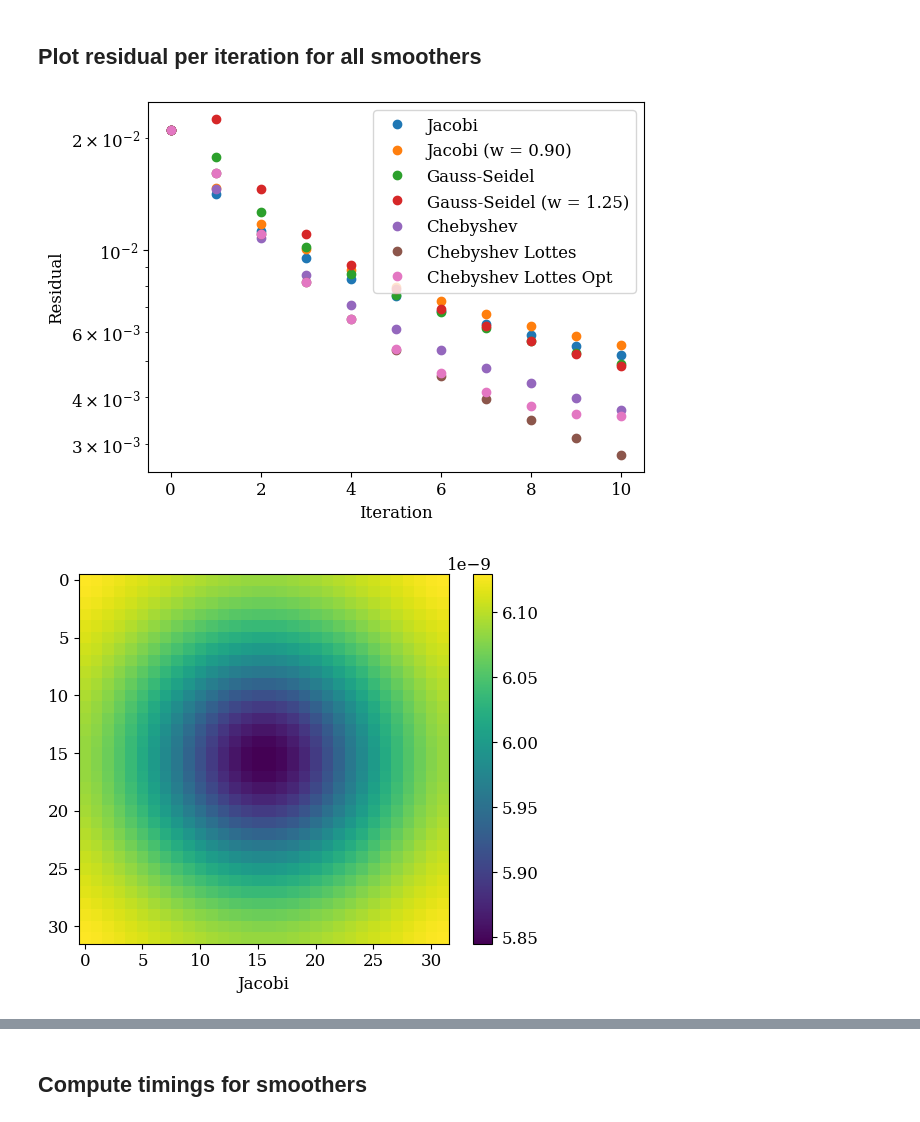
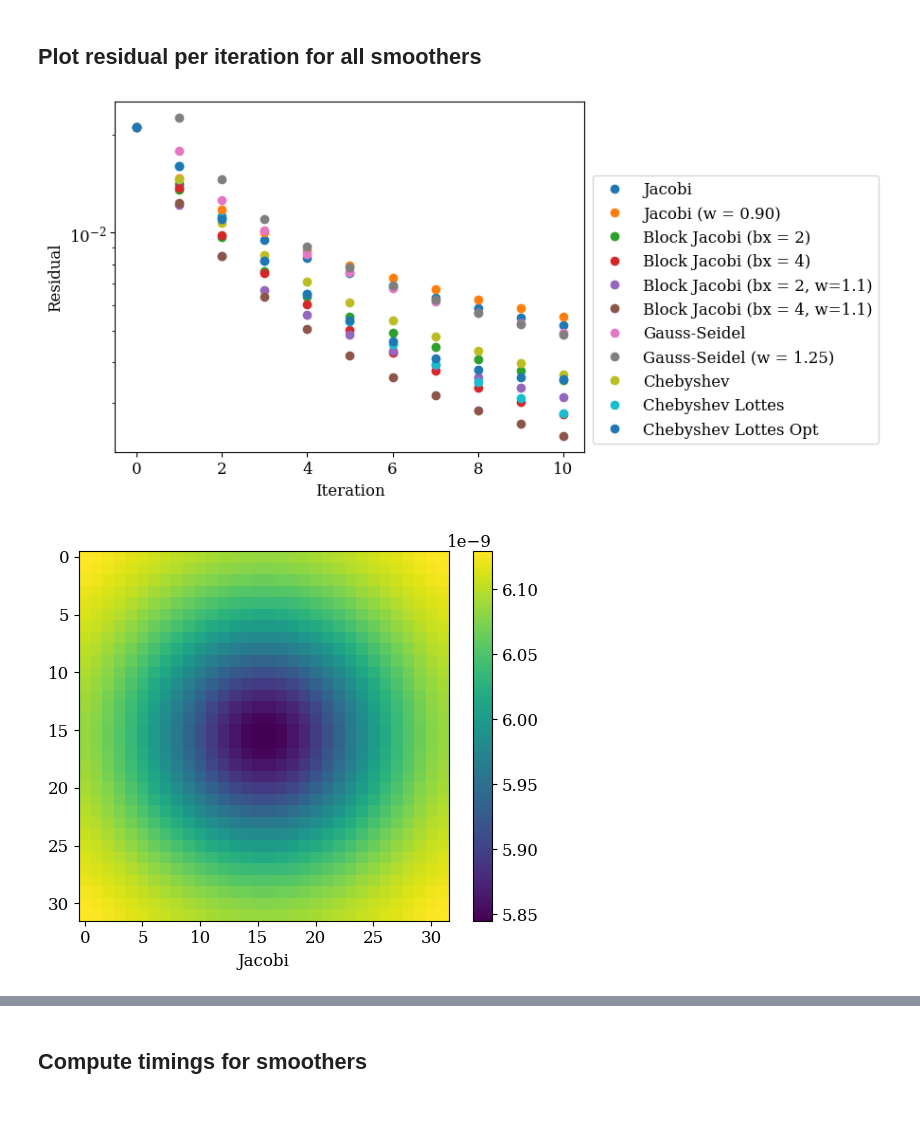
Before and after one commit to mianbreton/pysco, a Jupyter notebook: compute_residuals.ipynb, the cells around one changed output, grey strips where cells are left out. Drawn from its saved outputs; the diff is of its cells as text; code cells hidden in the pictures.

Commit message:
Implement block Jacobi

```diff
--- a/compute_residuals.ipynb
+++ b/compute_residuals.ipynb
@@ -370,3 +463,13 @@ for i in range(nsmooth):
+# %%
+# Block Jacobi 4
+Ainv4 = compute_Ainv(4)
+xbj4w = x0.copy()
+rbj4w = np.empty(nsmooth+1)
+rbj4w[0] = re0
+for i in range(nsmooth):
+    block_jacobi_w(tmp, xbj4w, b, Ainv4, 1.2)
+    tmp, xbj4w = xbj4w, tmp
+    rbj4w[i+1] = residual_error(xbj4w,b)
 # %%
 # Gauss-Seidel
 xg0 = x0.copy()
@@ -453,6 +556,10 @@ for k in range(nsmooth):
 # %%
 label_jacobi="Jacobi"
 label_jacobi_w=f"Jacobi (w = {w:.2f})"
+label_block_jacobi2=f"Block Jacobi (bx = {2})"
+label_block_jacobi4=f"Block Jacobi (bx = {4})"
+label_block_jacobi2w=f"Block Jacobi (bx = {2}, w=1.1)"
+label_block_jacobi4w=f"Block Jacobi (bx = {4}, w=1.1)"
 label_gs0="Gauss-Seidel"
 label_gs=f"Gauss-Seidel (w = {f_relax:.2f})"
 label_c="Chebyshev"
@@ -464,6 +571,10 @@ label_clo="Chebyshev Lottes Opt"
 fig, ax = plt.subplots()
 ax.semilogy(rj, "o", label=label_jacobi)
 ax.semilogy(rjw, "o", label=label_jacobi_w)
+ax.semilogy(rbj2, "o", label=label_block_jacobi2)
+ax.semilogy(rbj4, "o", label=label_block_jacobi4)
+ax.semilogy(rbj2w, "o", label=label_block_jacobi2w)
+ax.semilogy(rbj4w, "o", label=label_block_jacobi4w)
 ax.semilogy(rg0, "o", label=label_gs0)
 ax.semilogy(rg, "o", label=label_gs)
 ax.semilogy(rc, "o", label=label_c)
@@ -471,7 +582,7 @@ ax.semilogy(rcl, "o", label=label_cl)
 ax.semilogy(rclo, "o", label=label_clo)
 ax.set_ylabel("Residual")
 ax.set_xlabel("Iteration")
-ax.legend()
+ax.legend(bbox_to_anchor=(1.0, 0.),loc="lower left",)
 plt.show()
 plt.close(fig)
 del fig,ax
@@ -488,6 +599,22 @@ fig, ax = plt.subplots()
 im=ax.imshow(xjw[0])
 plt.colorbar(im, ax=ax)
 ax.set_xlabel(label_jacobi_w)
+plt.show()
+plt.close(fig)
+del fig,ax
+
+fig, ax = plt.subplots()
+im=ax.imshow(xbj2[0])
+plt.colorbar(im, ax=ax)
+ax.set_xlabel(label_block_jacobi2)
+plt.show()
+plt.close(fig)
+del fig,ax
+
+fig, ax = plt.subplots()
+im=ax.imshow(xbj4[0])
+plt.colorbar(im, ax=ax)
+ax.set_xlabel(label_block_jacobi4)
 plt.show()
 plt.close(fig)
 del fig,ax
@@ -505,33 +632,33 @@ im=ax.imshow(xg[0])
 plt.colorbar(im, ax=ax)
 ax.set_xlabel(label_gs)
 plt.show()
 plt.close(fig)
 del fig,ax
 
 fig, ax = plt.subplots()
 im=ax.imshow(xc[0])
 plt.colorbar(im, ax=ax)
 ax.set_xlabel(label_c)
 plt.show()
 plt.close(fig)
 del fig,ax
 
 fig, ax = plt.subplots()
 im=ax.imshow(xcl[0])
 plt.colorbar(im, ax=ax)
 ax.set_xlabel(label_cl)
 plt.show()
 plt.close(fig)
 del fig,ax
 
 fig, ax = plt.subplots()
 im=ax.imshow(xclo[0])
 plt.colorbar(im, ax=ax)
 ax.set_xlabel(label_clo)
 plt.show()
 plt.close(fig)
 del fig,ax
 # %% [output]
-[figure, old version]
+[figure, new version]
 [figure]
 [figure]
```
Also changed, not shown: parts of 26 cells of this notebook, 2 other files.
